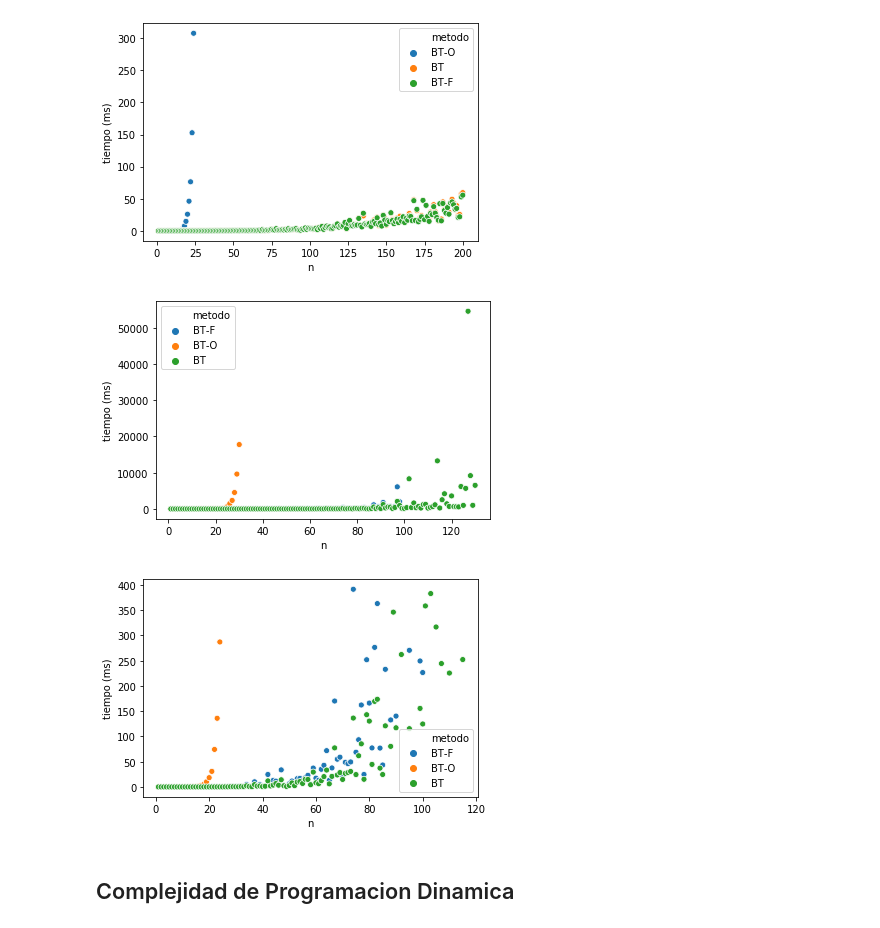
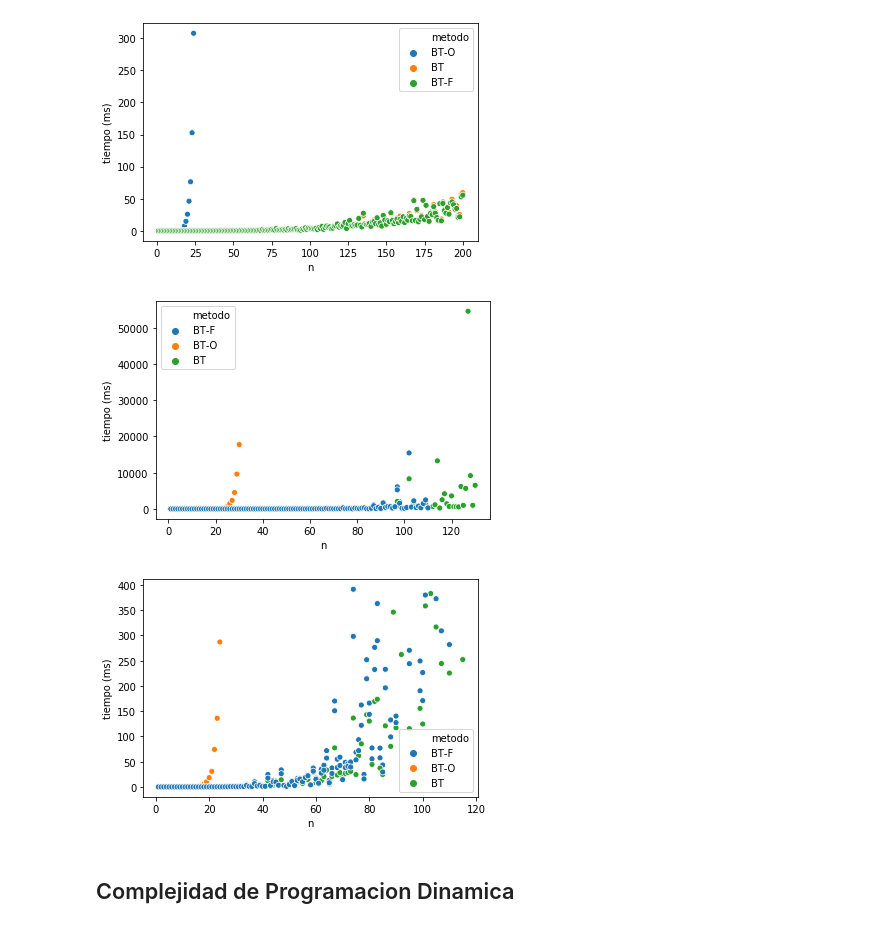
Before and after one commit to Jantalus/Algoritmos3TP1, a Jupyter notebook: python/Analisis.ipynb, the cells around one changed output. Drawn from its saved outputs; the diff is of its cells as text; code cells hidden in the pictures.

```diff
--- a/python/Analisis.ipynb
+++ b/python/Analisis.ipynb
@@ -115,30 +115,30 @@ plt.savefig("graficos/bt-podas-debiles-cerca.svg");
 # %% [output]
 [figure]
 # %%
-# Para objetos fue
+# Para objetos fuertes
 
 df_BT_fuertes = df_resultados[((df_resultados["metodo"] == "BT-F") | (df_resultados["metodo"] == "BT-O")) & (df_resultados["dataset"] == "ratio-resistenciaM1")].copy();
 df_BT_fuertes2 = df_resultados2[(df_resultados2["metodo"]=="BT") & (df_resultados2["dataset"] == "ratio-resistenciaM1")].copy();
-df_BT_fuertes = pd.concat([df_BT_fuertes, df_BT_fuertes2])
+df_BT_fuertes3 = df_resultados3[(df_resultados3["metodo"] == "BT-F") & (df_resultados3["dataset"] == "ratio-resistenciaM1")].copy();
+
+df_BT_fuertes = pd.concat([df_BT_fuertes, df_BT_fuertes2, df_BT_fuertes3])
 #df_BT_fuertes = df_BT_fuertes[df_BT_fuertes["tiempo"] < 2000]; # Sacamos outliers.
 fig = sns.scatterplot(data=df_BT_fuertes, x='n', y='tiempo', hue='metodo');
 fig.set(xlabel='n', ylabel='tiempo (ms)');
 plt.savefig("graficos/bt-podas-fuertes.svg");
 # %% [output]
-[figure, old version]
+[figure, new version]
 # %%
 #Veamos un poquito mas de cerca
 # Para objetos fuertes
-df_BT_fuertes = df_resultados[((df_resultados["metodo"] == "BT-F") | (df_resultados["metodo"] == "BT-O")) & (df_resultados["dataset"] == "ratio-resistenciaM1")].copy();
-df_BT_fuertes2 = df_resultados2[(df_resultados2["metodo"]=="BT") & (df_resultados2["dataset"] == "ratio-resistenciaM1")].copy();
-df_BT_fuertes = pd.concat([df_BT_fuertes, df_BT_fuertes2])
+
 df_BT_fuertes = df_BT_fuertes[df_BT_fuertes["tiempo"] < 400]
 fig = sns.scatterplot(data=df_BT_fuertes, x='n', y='tiempo', hue='metodo');
 fig.set(xlabel='n', ylabel='tiempo (ms)');
 plt.savefig("graficos/bt-podas-fuertes.svg");
 plt.savefig("graficos/bt-podas-fuertes-cerca.svg");
 # %% [output]
-[figure, old version]
+[figure, new version]
 # %% [markdown]
 ## Complejidad de Programacion Dinamica
 # %%
```
Also changed, not shown: 1 other file.
